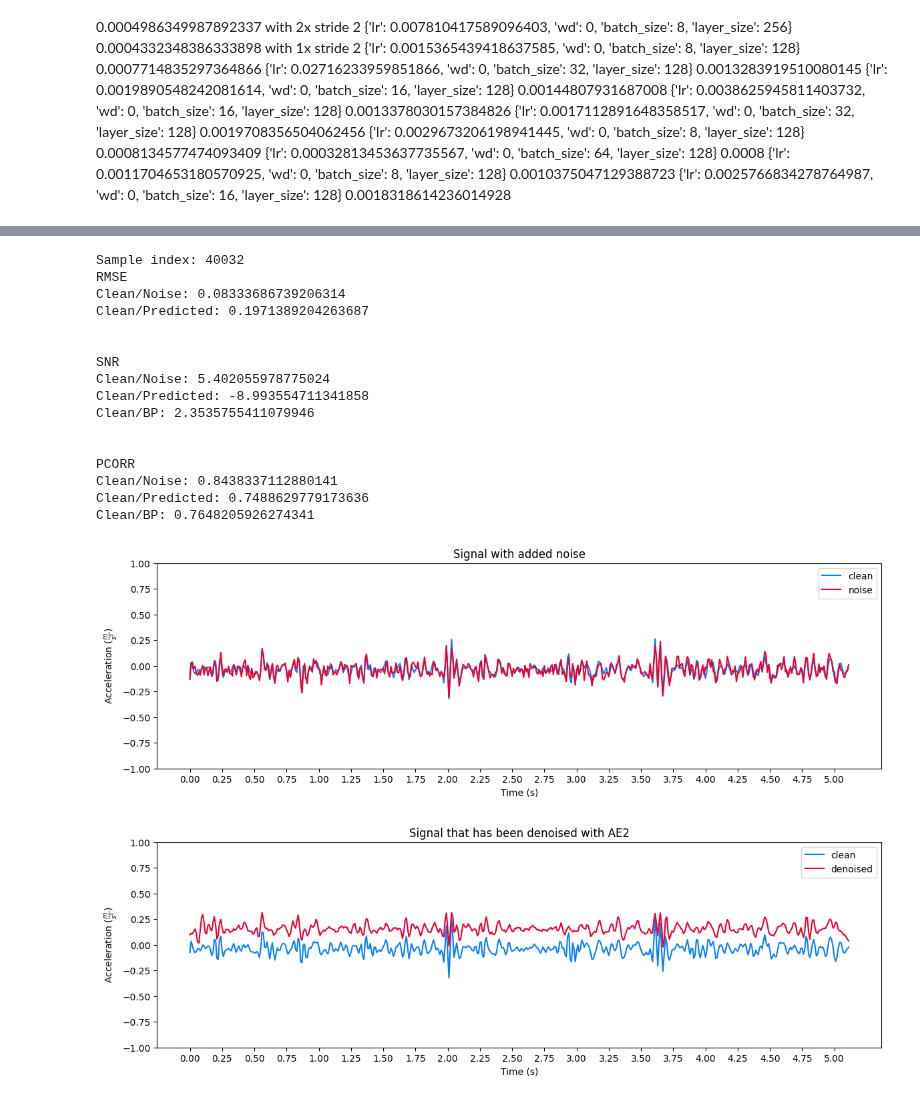
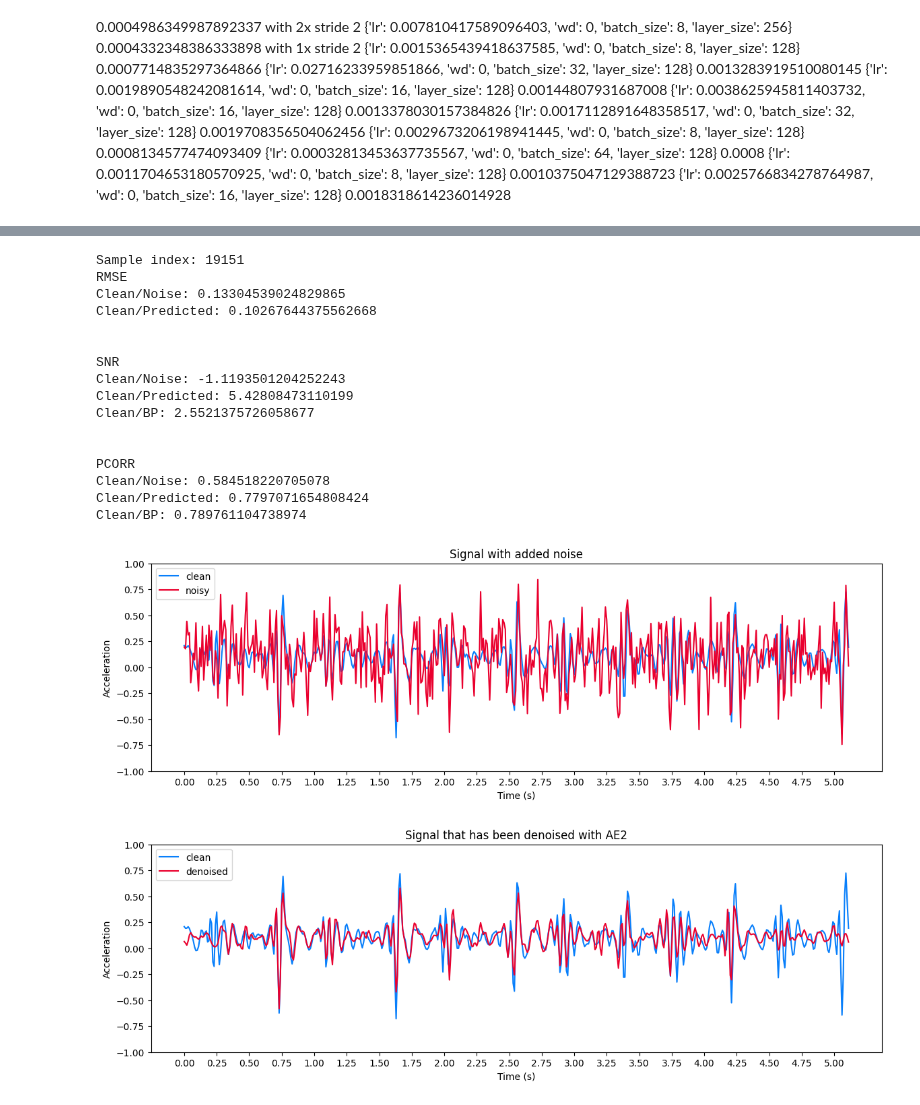
Before and after one commit to jonasburian/Bachelor-Thesis-Project, a Jupyter notebook: project.ipynb, the cells around one changed output, grey strips where cells are left out. Saved outputs shown, nothing was run; the diff lists cells and outputs as text; code cells hidden in the pictures.

```diff
--- a/project.ipynb
+++ b/project.ipynb
@@ -510,18 +515,18 @@ Loads the data and returns randomly splitted test and train datasets with a pred
     :param directory: The directory where the datasets (each in their own directory) are located.
     :param datasets: A list of strings 'CEBS', 'D2' or 'IEEE' of the datasets that should be loaded.
     :param transform: The transformation that will be applied to the data samples when they are accessed.
-    :param ecg: If true, the y_data samples will be ecg data and otherwise the noisy SCG samples.
+    :param ecg: If true, the y_data samples will be ecg data samples and otherwise the noisy SCG samples.
     :param noise: If true, noise may be added to the x samples by calling the add_noise method. Otherwise, calling this method will have no effects.
-    :param is_bandpass: If true, a bandpass filter will be applied to the noise samples after adding noise within the add_noise method.
+    :param use_bandpass: If true, a bandpass filter will be applied to the noise samples after adding noise within the add_noise method.
 '''
-def load_data(directory, datasets, sampling_rate, window_size, step_size, transform, ecg=False, noise=True, is_bandpass=False, train_prop=0.8):
-    dataset = SCGData(directory, datasets, sampling_rate, window_size, step_size, transform=transform, ecg=ecg, noise=noise, is_bandpass=is_bandpass)
+def load_data(directory, datasets, sampling_rate, window_size, step_size, transform, ecg=False, noise=True, use_bandpass=False, train_prop=0.8):
+    dataset = SCGData(directory, datasets, sampling_rate, window_size, step_size, transform=transform, ecg=ecg, noise=noise, use_bandpass=use_bandpass)
     train_size = int(train_prop * len(dataset))
     test_size = len(dataset) - train_size
     return torch.utils.data.random_split(dataset, [train_size, test_size])
 # %%
 # Imports the dataset and splits it into a train and test subset.
-train_dataset, test_dataset = load_data(data_directory, ['CEBS', 'D2', 'IEEE'], sampling_rate, window_size, step_size, transform=ToTensor(), ecg=False, noise=True, is_bandpass=False, train_prop=0.8)
+train_dataset, test_dataset = load_data(data_directory, ['CEBS', 'D2', 'IEEE'], sampling_rate, window_size, step_size, transform=ToTensor(), ecg=False, noise=True, use_bandpass=False, train_prop=0.8)
 # %% [output]
 Loading CEBS
         Loaded 111514 samples
@@ -1102,6 +1139,6 @@ def test(config):
         return results
 # %%
 # Testing is done with a different set of target signal-to-noise ratios. Those are set here.
-test_dataset.dataset.add_noise(test_target_snr_dbs, noise_model='WGN')
+test_dataset.dataset.add_noise(test_target_snr_dbs, noise_model='WGN', wgn_prob=0.33)
 # %%
 # The config describes, which parameters should be tested.
@@ -1213,5 +1264,5 @@ plt.show()
 # %%
-# VISUALIZATIONS FOR THE DENOISING PERFORMANCE AND THE NOSIE MODEL
+# VISUALIZATIONS FOR THE DENOISING PERFORMANCE AND THE NOISE MODEL
 
 # Visualizes clean and noisy signal in one graph and the clean and denoised signal in another.
 # The signal will be selected randomly and the denoising method can be configured. What is more, the
@@ -1219,14 +1270,18 @@ plt.show()
 
 ecg = False
 
+directory = os.path.join('results', 'denoising_viz')
+if not os.path.exists(directory):
+    os.makedirs(directory)
+
 # model = DeNoise1(layer_size=256).to(device)
 # model.load_state_dict(torch.load(os.path.join(model_directory, 'new/wgn/m2_128_20.pth'), map_location=torch.device(device)))
 
-model = DeNoise2(layer_size=256).to(device)
-model.load_state_dict(torch.load(os.path.join(model_directory, 'model_2.pth'), map_location=torch.device(device)))
+model = DeNoise2(layer_size=128).to(device)
+model.load_state_dict(torch.load(os.path.join(model_directory, 'new/wgn/model_2_10.pth'), map_location=torch.device(device)))
 
-model_ecg = DeNoise2(layer_size=128).to(device)
-model_ecg.load_state_dict(torch.load(os.path.join(model_directory, 'new/bandpass/model_2.pth'), map_location=torch.device(device)))
+model_ecg = DeNoise2(layer_size=256).to(device)
+model_ecg.load_state_dict(torch.load(os.path.join(model_directory, 'new/ecg/model_ecg.pth'), map_location=torch.device(device)))
 
 model.eval()
 model_ecg.eval()
@@ -1234,6 +1289,7 @@ model_ecg.eval()
 with torch.no_grad():
 
     i = random.choice(range(0, len(test_dataset)))
+    # i = 13498
     print(f'Sample index: {i}')
 
     noise, clean = test_dataset[i]
@@ -1265,52 +1321,54 @@ with torch.no_grad():
 
     x = np.array(range(time_to)[time_from:time_to]) / sampling_rate
     plt.plot(x, clean[time_from:time_to], color='#087ffb', label='clean')
-    plt.plot(x, noise_snr[time_from:time_to], color='#ea002e', label='noise')
+    plt.plot(x, noise_snr[time_from:time_to], color='#ea002e', label='noisy')
     plt.xticks(x[::25])
 
     plt.title('Signal with added noise')
     plt.xlabel('Time (s)')
-    plt.ylabel(r'Acceleration $(\frac{m}{s^2})$')
+    plt.ylabel(r'Acceleration')
     plt.ylim(bottom=-1, top=1)
     plt.legend()
 
+    plt.savefig(os.path.join(directory, 'noise.png'), format='png', bbox_inches='tight')
     plt.show()
 
 
     # Clean/Denoised Graph
     plt.figure(figsize=(14, 4))
 
     x = np.array(range(time_to)[time_from:time_to]) / sampling_rate
     plt.plot(x, clean[time_from:time_to], color='#087ffb', label='clean')
-    plt.plot(x, bandpass(predicted)[time_from:time_to], color='#ea002e', label='denoised')
+    plt.plot(x, predicted[time_from:time_to], color='#ea002e', label='denoised')
     plt.xticks(x[::25])
 
     plt.title('Signal that has been denoised with AE2')
     plt.xlabel('Time (s)')
-    plt.ylabel(r'Acceleration $(\frac{m}{s^2})$')
+    plt.ylabel(r'Acceleration')
     plt.ylim(bottom=-1, top=1)
     plt.legend()
 
+    plt.savefig(os.path.join(directory, 'denoising.png'), format='png', bbox_inches='tight')
     plt.show()
 # %% [output]
-Sample index: 40032
+Sample index: 19151
 RMSE
-Clean/Noise: 0.08333686739206314
-Clean/Predicted: 0.1971389204263687
+Clean/Noise: 0.13304539024829865
+Clean/Predicted: 0.10267644375562668
 
 
 SNR
-Clean/Noise: 5.402055978775024
-Clean/Predicted: -8.993554711341858
-Clean/BP: 2.3535755411079946
+Clean/Noise: -1.1193501204252243
+Clean/Predicted: 5.42808473110199
+Clean/BP: 2.5521375726058677
 
 
 PCORR
-Clean/Noise: 0.8438337112880141
-Clean/Predicted: 0.7488629779173636
-Clean/BP: 0.7648205926274341
+Clean/Noise: 0.584518220705078
+Clean/Predicted: 0.7797071654808424
+Clean/BP: 0.789761104738974
-[figure, old version]
+[figure, new version]
-[figure, old version]
+[figure, new version]
 # %%
 # COMPARISON OF DIFFERENT DENOISING METHODS
 
```
Also changed, not shown: parts of 23 cells of this notebook, 52 other files.
